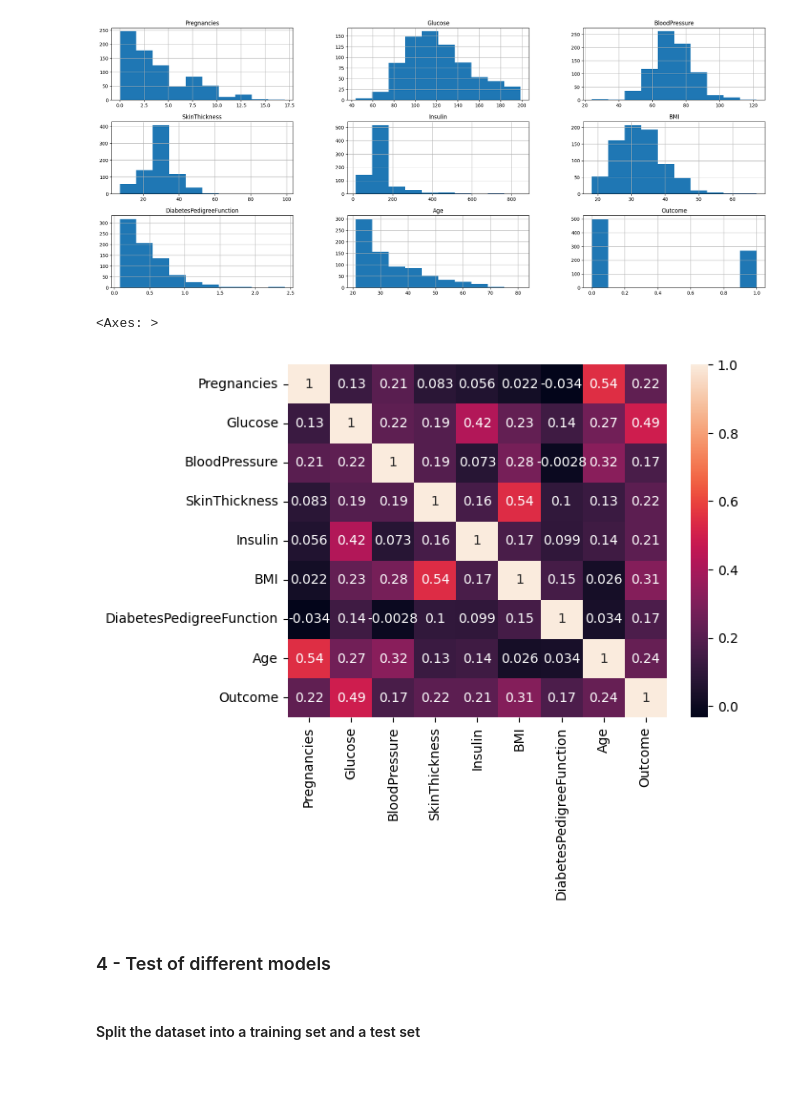
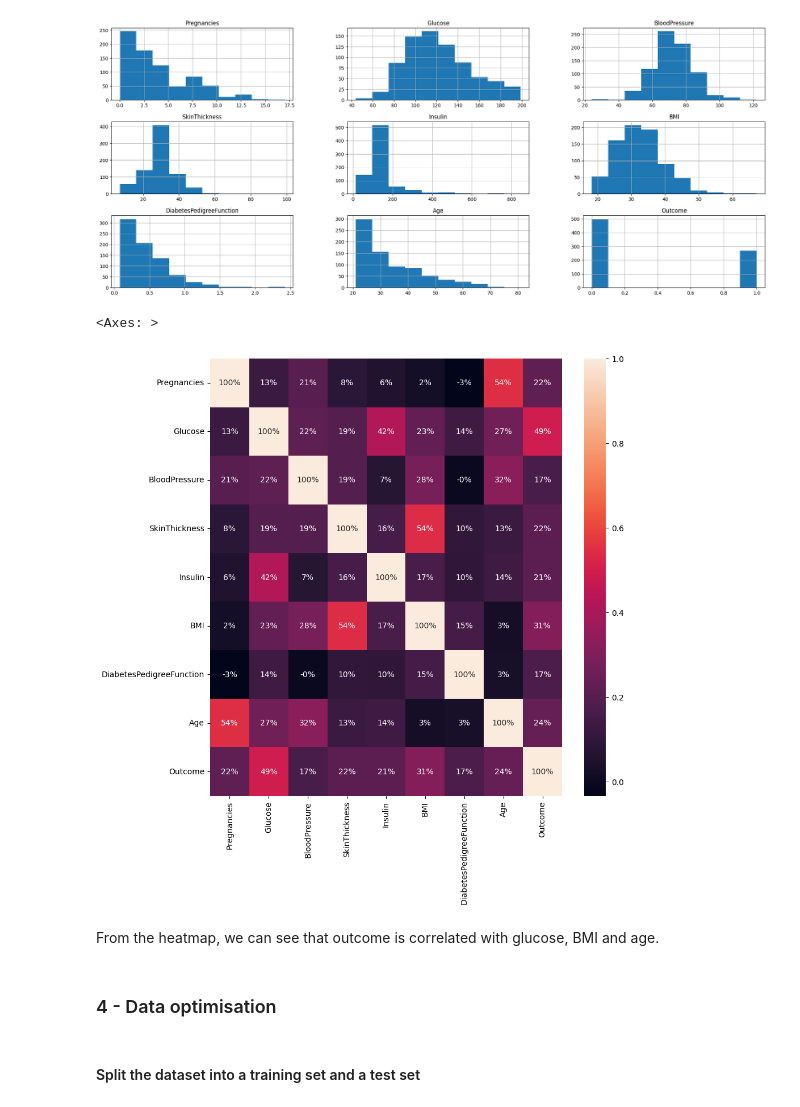
Before and after one commit to ProjectGroupInge2/DiabetesPrediction, a Jupyter notebook: search.ipynb, the cells around one changed output. Drawn from its saved outputs; the diff is of its cells as text; code cells hidden in the pictures; blank space fills up the shorter version.

```diff
--- a/search.ipynb
+++ b/search.ipynb
@@ -133,16 +133,16 @@ array([[<Axes: title={'center': 'Pregnancies'}>,
         <Axes: title={'center': 'Outcome'}>]], dtype=object)
 [figure]
 # %%
-#heat map to show correlation
-sns.heatmap(df.corr(),
-            xticklabels=df.columns.values,
-            yticklabels=df.columns.values,
-            annot=True)
+#heat map to show correlation the features and the target
+plt.figure(figsize=(10,10))
+sns.heatmap(df.corr(), annot=True, fmt='.0%')
 # %% [output]
 <Axes: >
-[figure, old version]
+[figure, new version]
-# %% [markdown]
-### 4 - Test of different models
+# %% [markdown]
+From the heatmap, we can see that outcome is correlated with glucose, BMI and age.
+# %% [markdown]
+### 4 - Data optimisation
 # %% [markdown]
 #### Split the dataset into a training set and a test set
 # %%
```
Also changed, not shown: parts of 13 cells of this notebook.
